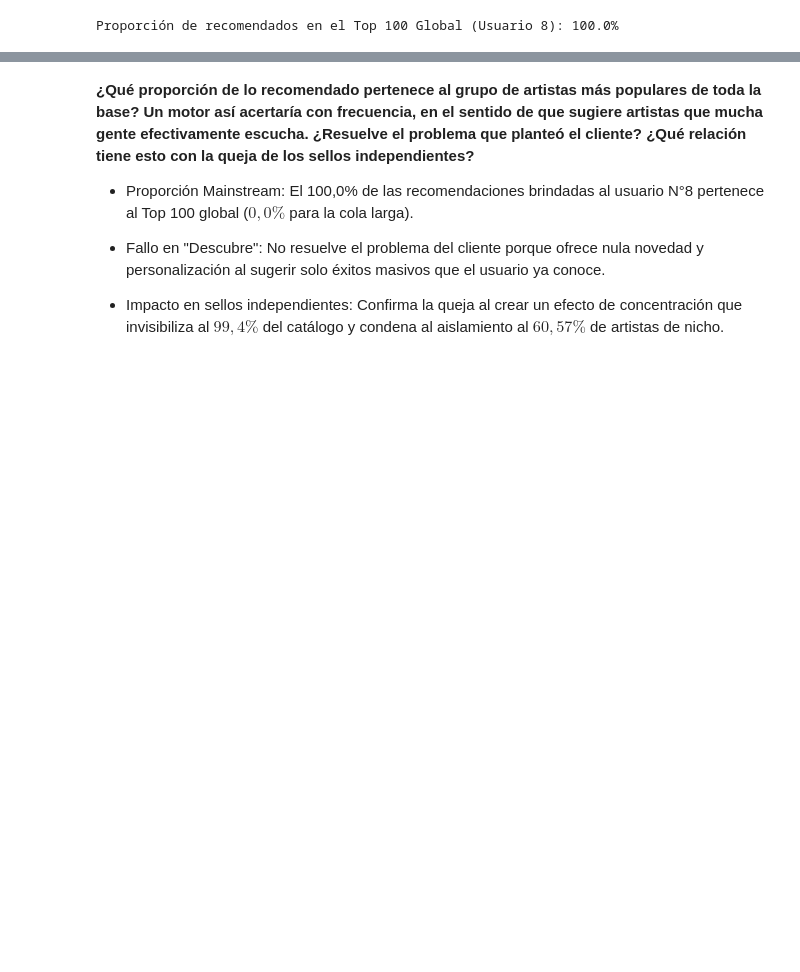
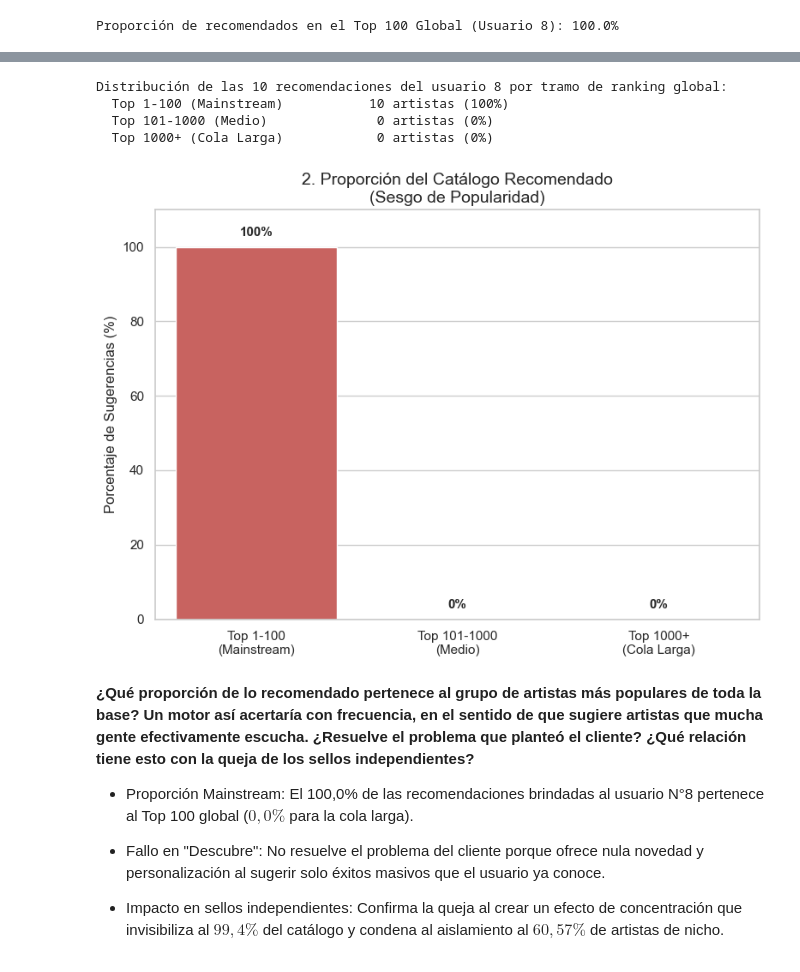
Before and after one commit to JuanRestrepoM/MIAD_202614_Aprendizaje_no_supervisado_G29, a Jupyter notebook: notebooks/S5_sistemarecomendacion.ipynb, the cells around one changed output, grey strips where cells are left out. Saved outputs shown, nothing was run; the diff lists cells and outputs as text; code cells hidden in the pictures; blank space fills up the shorter version.

Commit message:
finalizar notebook de recomendaciones

```diff
--- a/notebooks/S5_sistemarecomendacion.ipynb
+++ b/notebooks/S5_sistemarecomendacion.ipynb
@@ -723,3 +812,58 @@ Passing `palette` without assigning `hue` is deprecated and will be removed in v
+# %%
+# Gráfica: Distribución de Popularidad (Sesgo hacia el Top 100)
+# Los tramos se calculan a partir del ranking real, no se fijan a mano.
+
+rank_global = (
+    popularity_df.sort_values(by='listeners_count', ascending=False)
+    .reset_index(drop=True)
+)
+rank_global['rank_pos'] = rank_global.index + 1
+rank_map = dict(zip(rank_global['artist_id'], rank_global['rank_pos']))
+
+TRAMOS = ['Top 1-100\n(Mainstream)', 'Top 101-1000\n(Medio)', 'Top 1000+\n(Cola Larga)']
+
+def asignar_tramo(pos):
+    if pos <= 100:
+        return TRAMOS[0]
+    if pos <= 1000:
+        return TRAMOS[1]
+    return TRAMOS[2]
+
+conteo = {t: 0 for t in TRAMOS}
+for aid in recs_u8_simple['artist_id']:
+    conteo[asignar_tramo(rank_map[aid])] += 1
+
+n_recs = len(recs_u8_simple)
+porcentajes = [conteo[t] / n_recs * 100 for t in TRAMOS]
+
+print("Distribución de las 10 recomendaciones del usuario 8 por tramo de ranking global:")
+for t, c, p in zip(TRAMOS, [conteo[t] for t in TRAMOS], porcentajes):
+    print(f"  {t.replace(chr(10), ' '):32} {c:2} artistas ({p:.0f}%)")
+
+plt.figure(figsize=(8, 6))
+ax = plt.subplot(1, 1, 1)
+
+sns.barplot(
+    x=TRAMOS,
+    y=porcentajes,
+    hue=TRAMOS,
+    palette=['#d9534f', '#f0ad4e', '#5bc0de'],
+    legend=False,
+    ax=ax
+)
+ax.set_title('2. Proporción del Catálogo Recomendado\n(Sesgo de Popularidad)', fontsize=14)
+ax.set_ylabel('Porcentaje de Sugerencias (%)', fontsize=12)
+ax.set_ylim(0, 110)
+for i, p in enumerate(porcentajes):
+    ax.text(i, p + 3, f'{p:.0f}%', ha='center', fontsize=11, fontweight='bold')
+plt.tight_layout()
+plt.show()
+# %% [output]
+Distribución de las 10 recomendaciones del usuario 8 por tramo de ranking global:
+  Top 1-100 (Mainstream)           10 artistas (100%)
+  Top 101-1000 (Medio)              0 artistas (0%)
+  Top 1000+ (Cola Larga)            0 artistas (0%)
+[figure, added]
 # %% [markdown]
 **¿Qué proporción de lo recomendado pertenece al grupo de artistas más populares de toda la base?
 Un motor así acertaría con frecuencia, en el sentido de que sugiere artistas que mucha gente efectivamente escucha. ¿Resuelve el problema que planteó el cliente? ¿Qué relación tiene esto con la queja de los sellos independientes?**
```
Also changed, not shown: parts of 86 cells of this notebook, 1 other file.
